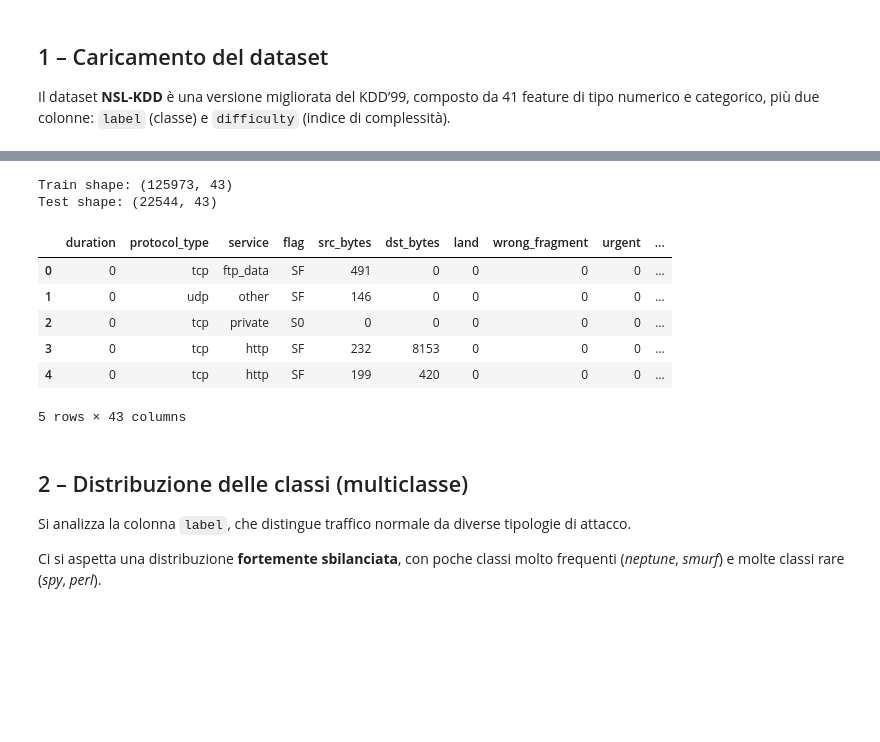
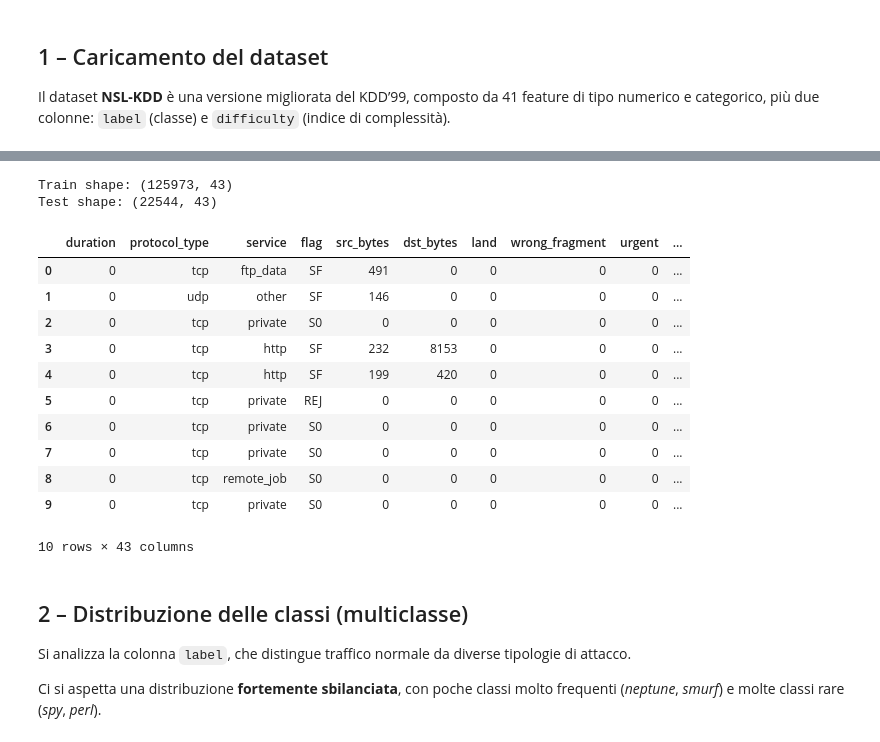
Before and after one commit to TDianaAle/logAIzer, a Jupyter notebook: analysis.ipynb, the cells around one changed output, grey strips where cells are left out. Drawn from its saved outputs; the diff is of its cells as text; code cells hidden in the pictures; blank space fills up the shorter version.

```diff
--- a/analysis.ipynb
+++ b/analysis.ipynb
@@ -13,35 +106,40 @@ Il dataset **NSL-KDD** è una versione migliorata del KDD’99, composto da 41 f
 # %%
 import pandas as pd
 
 # Definizione delle colonne ufficiali
 columns = [
     "duration","protocol_type","service","flag","src_bytes","dst_bytes","land",
     "wrong_fragment","urgent","hot","num_failed_logins","logged_in","num_compromised",
     "root_shell","su_attempted","num_root","num_file_creations","num_shells","num_access_files",
     "num_outbound_cmds","is_host_login","is_guest_login","count","srv_count","serror_rate",
     "srv_serror_rate","rerror_rate","srv_rerror_rate","same_srv_rate","diff_srv_rate",
     "srv_diff_host_rate","dst_host_count","dst_host_srv_count","dst_host_same_srv_rate",
     "dst_host_diff_srv_rate","dst_host_same_src_port_rate","dst_host_srv_diff_host_rate",
     "dst_host_serror_rate","dst_host_srv_serror_rate","dst_host_rerror_rate",
     "dst_host_srv_rerror_rate","label","difficulty"
 ]
 
 train = pd.read_csv("data/nsl-kdd/KDDTrain+.TXT", names=columns)
 test = pd.read_csv("data/nsl-kdd/KDDTest+.TXT", names=columns)
 
 print("Train shape:", train.shape)
 print("Test shape:", test.shape)
-train.head()
+train.head(10)
 # %% [output]
 Train shape: (125973, 43)
 Test shape: (22544, 43)
 |  | duration | protocol_type | service | flag | src_bytes | dst_bytes | land | wrong_fragment | urgent | ... |
 | 0 | 0 | tcp | ftp_data | SF | 491 | 0 | 0 | 0 | 0 | ... |
 | 1 | 0 | udp | other | SF | 146 | 0 | 0 | 0 | 0 | ... |
 | 2 | 0 | tcp | private | S0 | 0 | 0 | 0 | 0 | 0 | ... |
 | 3 | 0 | tcp | http | SF | 232 | 8153 | 0 | 0 | 0 | ... |
 | 4 | 0 | tcp | http | SF | 199 | 420 | 0 | 0 | 0 | ... |
+| 5 | 0 | tcp | private | REJ | 0 | 0 | 0 | 0 | 0 | ... |
+| 6 | 0 | tcp | private | S0 | 0 | 0 | 0 | 0 | 0 | ... |
+| 7 | 0 | tcp | private | S0 | 0 | 0 | 0 | 0 | 0 | ... |
+| 8 | 0 | tcp | remote_job | S0 | 0 | 0 | 0 | 0 | 0 | ... |
+| 9 | 0 | tcp | private | S0 | 0 | 0 | 0 | 0 | 0 | ... |
-5 rows × 43 columns
+10 rows × 43 columns
 # %% [markdown]
 ## 2 – Distribuzione delle classi (multiclasse)
 Si analizza la colonna `label`, che distingue traffico normale da diverse tipologie di attacco.
```
Also changed, not shown: parts of 1 cell of this notebook, 2 other files.
